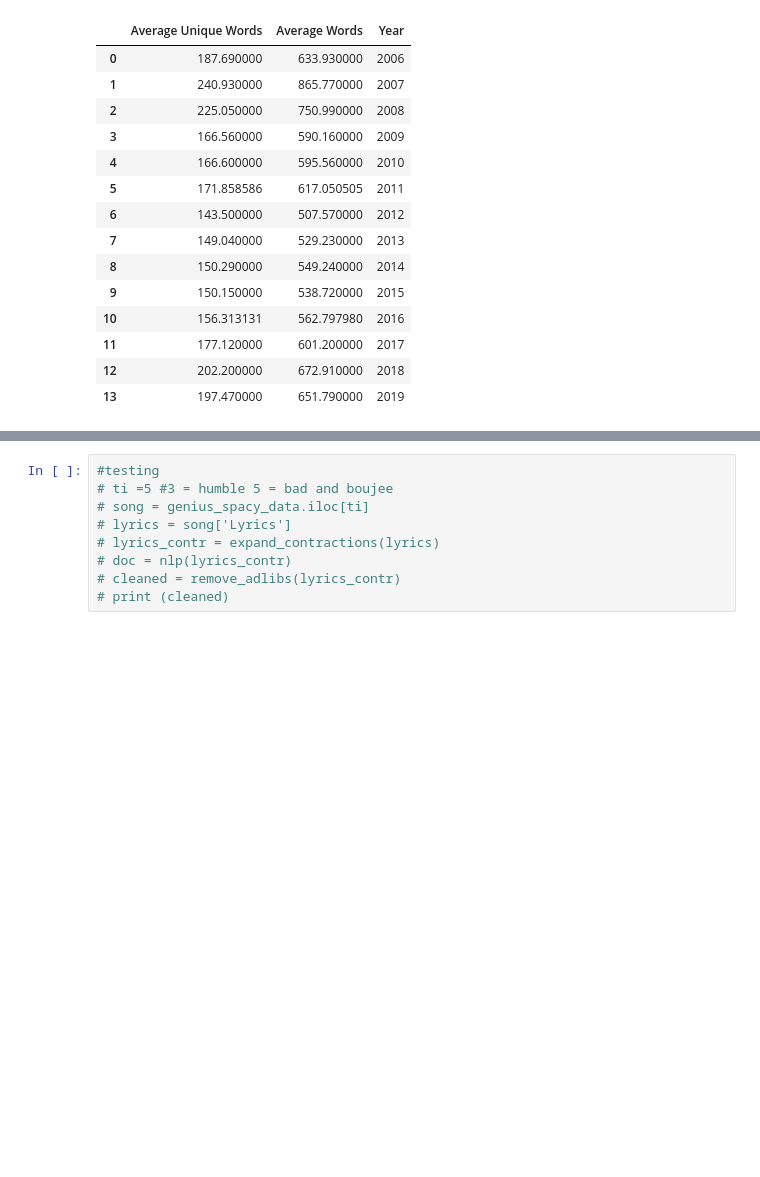
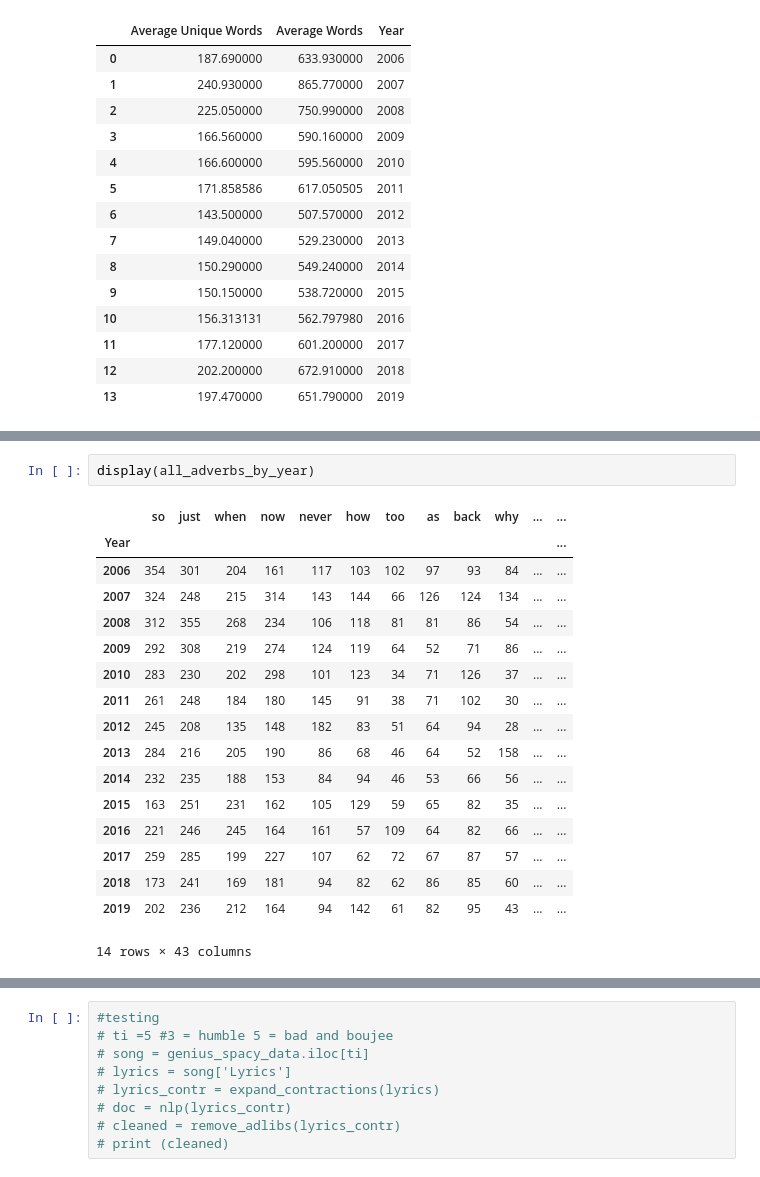
Before and after one commit to bhavishy6/thrutheyears, a Jupyter notebook: thrutheyears.ipynb, the cells around one changed output, grey strips where cells are left out. Drawn from its saved outputs; the diff is of its cells as text; blank space fills up the shorter version.

```diff
--- a/thrutheyears.ipynb
+++ b/thrutheyears.ipynb
@@ -495,0 +584,20 @@ display(year_summary)
+# %%
+display(all_adverbs_by_year)
+# %% [output]
+|  | so | just | when | now | never | how | too | as | back | why | ... | ... |
+| Year |  |  |  |  |  |  |  |  |  |  |  | ... |
+| 2006 | 354 | 301 | 204 | 161 | 117 | 103 | 102 | 97 | 93 | 84 | ... | ... |
+| 2007 | 324 | 248 | 215 | 314 | 143 | 144 | 66 | 126 | 124 | 134 | ... | ... |
+| 2008 | 312 | 355 | 268 | 234 | 106 | 118 | 81 | 81 | 86 | 54 | ... | ... |
+| 2009 | 292 | 308 | 219 | 274 | 124 | 119 | 64 | 52 | 71 | 86 | ... | ... |
+| 2010 | 283 | 230 | 202 | 298 | 101 | 123 | 34 | 71 | 126 | 37 | ... | ... |
+| 2011 | 261 | 248 | 184 | 180 | 145 | 91 | 38 | 71 | 102 | 30 | ... | ... |
+| 2012 | 245 | 208 | 135 | 148 | 182 | 83 | 51 | 64 | 94 | 28 | ... | ... |
+| 2013 | 284 | 216 | 205 | 190 | 86 | 68 | 46 | 64 | 52 | 158 | ... | ... |
+| 2014 | 232 | 235 | 188 | 153 | 84 | 94 | 46 | 53 | 66 | 56 | ... | ... |
+| 2015 | 163 | 251 | 231 | 162 | 105 | 129 | 59 | 65 | 82 | 35 | ... | ... |
+| 2016 | 221 | 246 | 245 | 164 | 161 | 57 | 109 | 64 | 82 | 66 | ... | ... |
+| 2017 | 259 | 285 | 199 | 227 | 107 | 62 | 72 | 67 | 87 | 57 | ... | ... |
+| 2018 | 173 | 241 | 169 | 181 | 94 | 82 | 62 | 86 | 85 | 60 | ... | ... |
+| 2019 | 202 | 236 | 212 | 164 | 94 | 142 | 61 | 82 | 95 | 43 | ... | ... |
+14 rows × 43 columns
```
Also changed, not shown: parts of 9 cells of this notebook.
